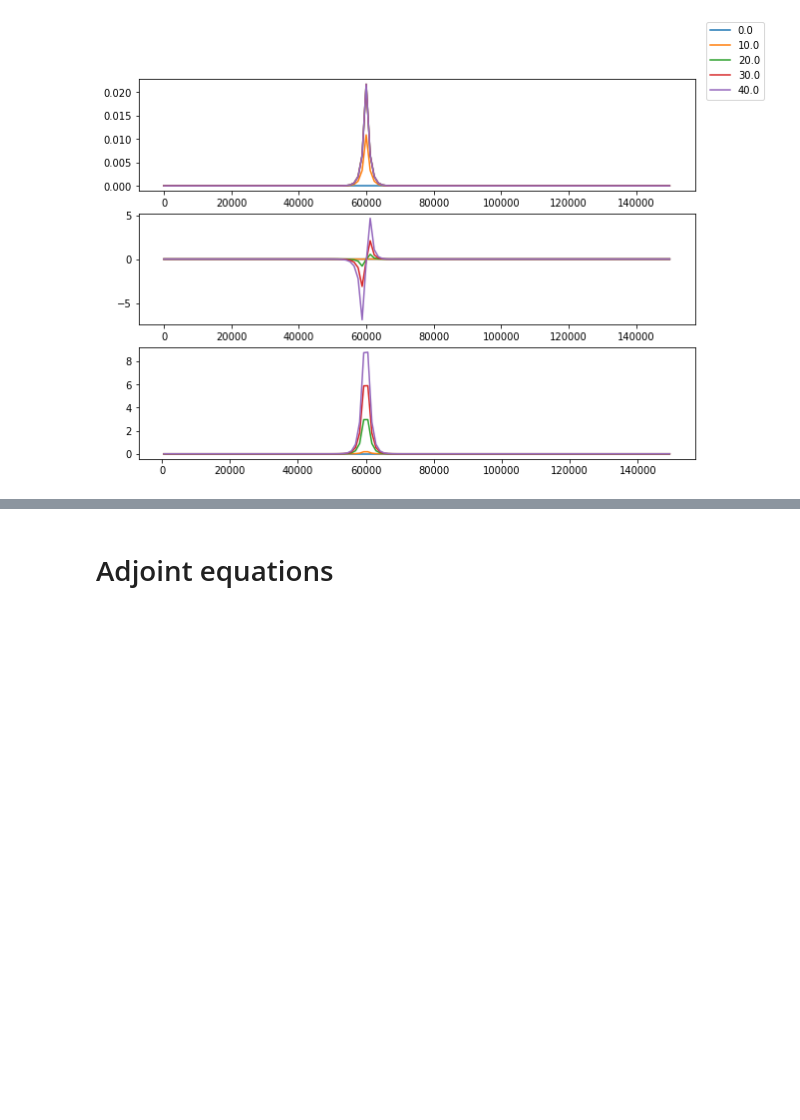
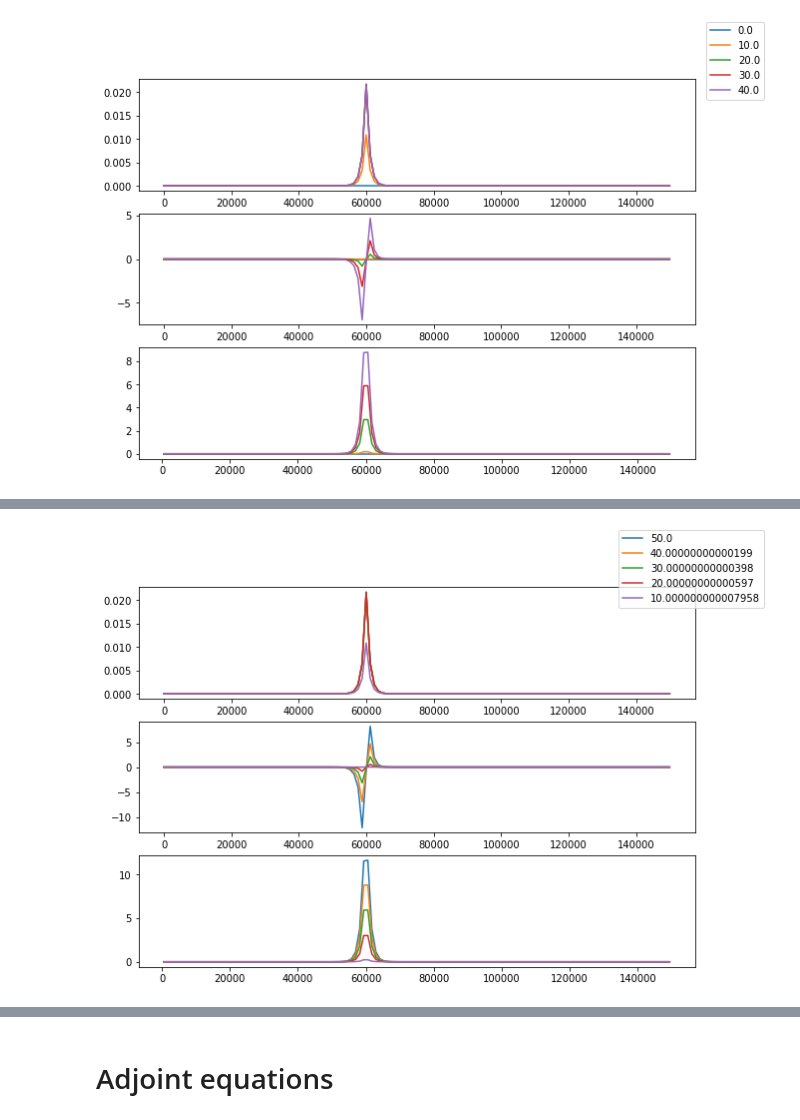
Before and after one commit to gerier/Inversion_LNS, a Jupyter notebook: DF_LNS_Adjoint.ipynb, the cells around one changed output, grey strips where cells are left out. Saved outputs shown, nothing was run; the diff lists cells and outputs as text; code cells hidden in the pictures; blank space fills up the shorter version.

```diff
--- a/DF_LNS_Adjoint.ipynb
+++ b/DF_LNS_Adjoint.ipynb
@@ -541,0 +579,6 @@ t_end, U_end = RK4(get_RHS, U1, T_init, Tmax, U0, T0, g, l, mu, kappa, gamma, R,
+# %%
+# Resolution in a 1d case
+U_tmax = deepcopy(U_end)
+t_start, U_start, history_reverse = RK4(get_RHS, U_end, Tmax, T_init, U0, T0, g, l, mu, kappa, gamma, R, h, dt, source)
+# %% [output]
+[figure, added]
```
Also changed, not shown: parts of 16 cells of this notebook.
